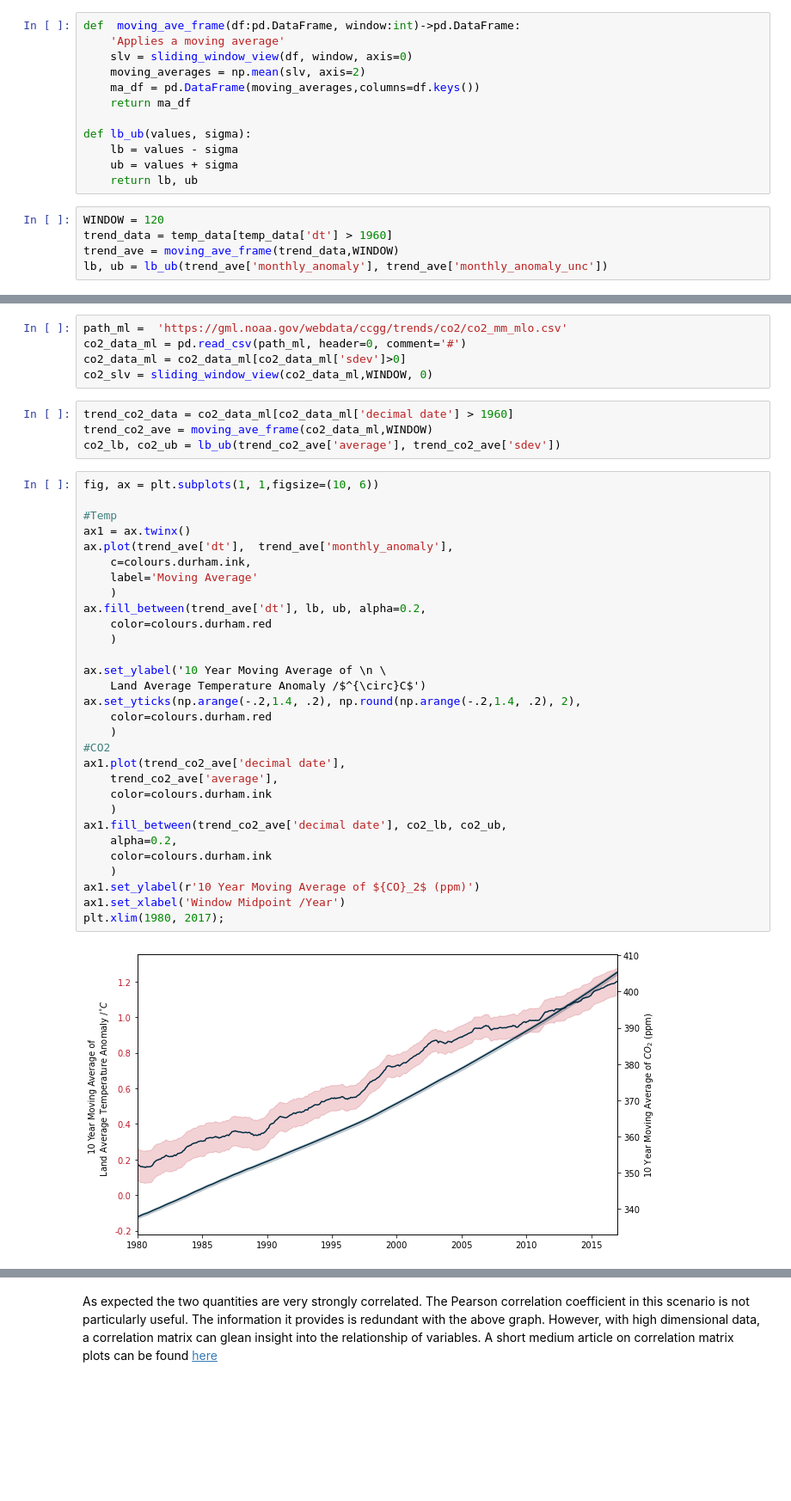
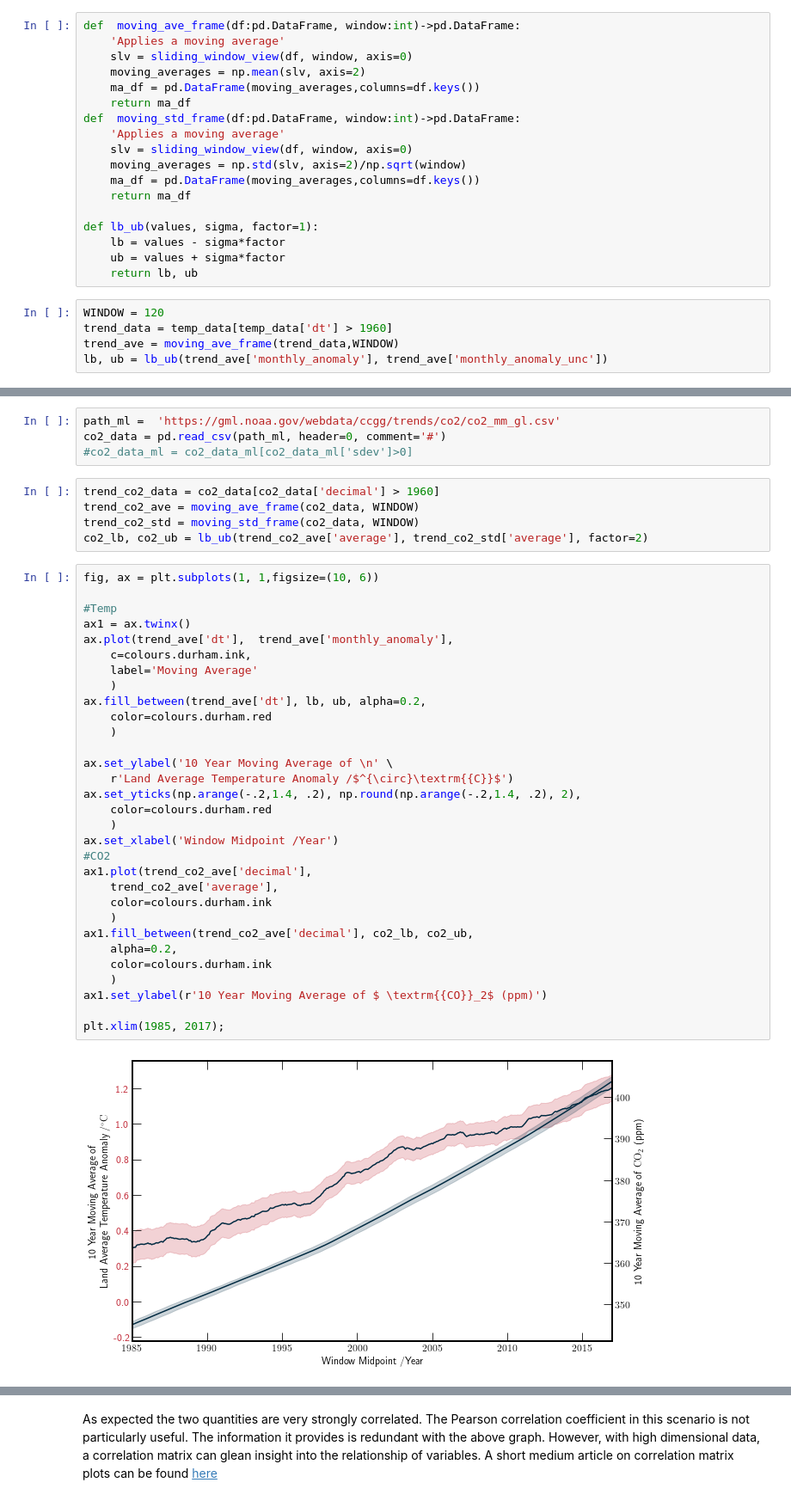
Before and after one commit to seancraven/CDS_book, a Jupyter notebook: Chapter_2/temp_co2.ipynb, the cells around one changed output, grey strips where cells are left out. Shown at 86% size. Cells and saved outputs as stored; diff of their text form; blank space fills up the shorter version.

```diff
--- a/Chapter_2/temp_co2.ipynb
+++ b/Chapter_2/temp_co2.ipynb
@@ -104,10 +112,16 @@ def  moving_ave_frame(df:pd.DataFrame, window:int)->pd.DataFrame:
     moving_averages = np.mean(slv, axis=2)
     ma_df = pd.DataFrame(moving_averages,columns=df.keys())
     return ma_df
+def  moving_std_frame(df:pd.DataFrame, window:int)->pd.DataFrame:
+    'Applies a moving average'
+    slv = sliding_window_view(df, window, axis=0)
+    moving_averages = np.std(slv, axis=2)/np.sqrt(window)
+    ma_df = pd.DataFrame(moving_averages,columns=df.keys())
+    return ma_df
 
-def lb_ub(values, sigma):
-    lb = values - sigma
-    ub = values + sigma
+def lb_ub(values, sigma, factor=1):
+    lb = values - sigma*factor
+    ub = values + sigma*factor
     return lb, ub
 # %%
 WINDOW = 120
@@ -167,42 +185,43 @@ Where $\bar{q}$ indicates the mean of $q$. The $r$ value can be calculated for t
 # %%
-path_ml =  'https://gml.noaa.gov/webdata/ccgg/trends/co2/co2_mm_mlo.csv'
-co2_data_ml = pd.read_csv(path_ml, header=0, comment='#')
-co2_data_ml = co2_data_ml[co2_data_ml['sdev']>0]
-co2_slv = sliding_window_view(co2_data_ml,WINDOW, 0)
+path_ml =  'https://gml.noaa.gov/webdata/ccgg/trends/co2/co2_mm_gl.csv'
+co2_data = pd.read_csv(path_ml, header=0, comment='#')
+#co2_data_ml = co2_data_ml[co2_data_ml['sdev']>0]
 # %%
-trend_co2_data = co2_data_ml[co2_data_ml['decimal date'] > 1960]
-trend_co2_ave = moving_ave_frame(co2_data_ml,WINDOW)
-co2_lb, co2_ub = lb_ub(trend_co2_ave['average'], trend_co2_ave['sdev'])
+trend_co2_data = co2_data[co2_data['decimal'] > 1960]
+trend_co2_ave = moving_ave_frame(co2_data, WINDOW)
+trend_co2_std = moving_std_frame(co2_data, WINDOW)
+co2_lb, co2_ub = lb_ub(trend_co2_ave['average'], trend_co2_std['average'], factor=2)
 # %%
 fig, ax = plt.subplots(1, 1,figsize=(10, 6))
 
 #Temp
 ax1 = ax.twinx()
 ax.plot(trend_ave['dt'],  trend_ave['monthly_anomaly'],
     c=colours.durham.ink,
     label='Moving Average'
     )
 ax.fill_between(trend_ave['dt'], lb, ub, alpha=0.2,
     color=colours.durham.red
     )
 
-ax.set_ylabel('10 Year Moving Average of \n \
-    Land Average Temperature Anomaly /$^{\circ}C$')
+ax.set_ylabel('10 Year Moving Average of \n' \
+    r'Land Average Temperature Anomaly /$^{\circ}\textrm{{C}}$')
 ax.set_yticks(np.arange(-.2,1.4, .2), np.round(np.arange(-.2,1.4, .2), 2),
     color=colours.durham.red
     )
+ax.set_xlabel('Window Midpoint /Year')
 #CO2
-ax1.plot(trend_co2_ave['decimal date'],
+ax1.plot(trend_co2_ave['decimal'],
     trend_co2_ave['average'],
     color=colours.durham.ink
     )
-ax1.fill_between(trend_co2_ave['decimal date'], co2_lb, co2_ub,
+ax1.fill_between(trend_co2_ave['decimal'], co2_lb, co2_ub,
     alpha=0.2,
     color=colours.durham.ink
     )
-ax1.set_ylabel(r'10 Year Moving Average of ${CO}_2$ (ppm)')
-ax1.set_xlabel('Window Midpoint /Year')
-plt.xlim(1980, 2017);
+ax1.set_ylabel(r'10 Year Moving Average of $ \textrm{{CO}}_2$ (ppm)')
+
+plt.xlim(1985, 2017);
 # %% [output]
-[figure, old version]
+[figure, new version]
 # %%
```
Also changed, not shown: parts of 6 cells of this notebook, 24 other files.
